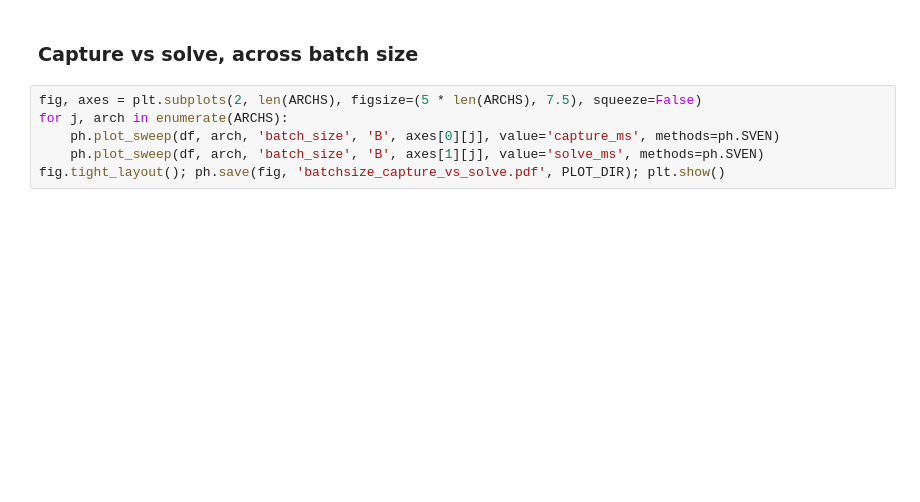
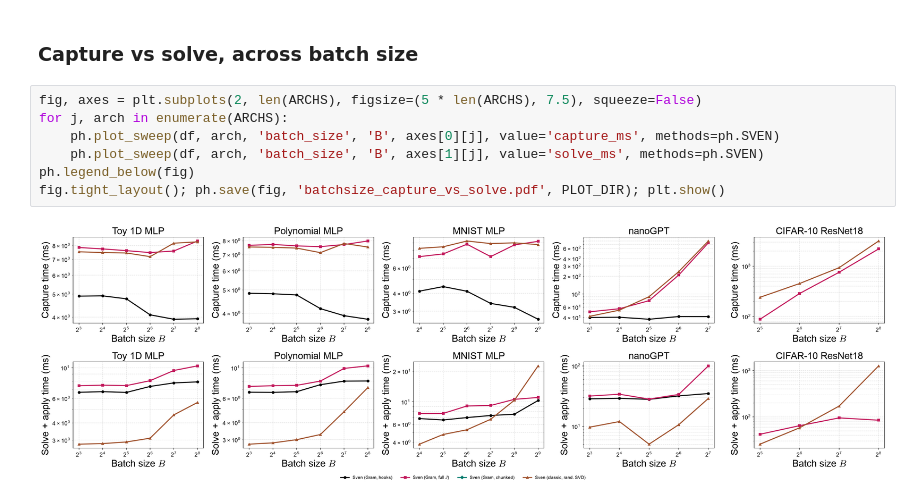
Before and after one commit to sambt/sven-experiments, a Jupyter notebook: analysis/profile_sven_backends.ipynb, the cells around one changed output. Saved outputs shown, nothing was run; the diff lists cells and outputs as text; blank space fills up the shorter version.

```diff
--- a/analysis/profile_sven_backends.ipynb
+++ b/analysis/profile_sven_backends.ipynb
@@ -53,6 +89,9 @@ fig.tight_layout(); ph.save(fig, 'k_sweep_step_time.pdf', PLOT_DIR); plt.show()
 # %%
 fig, axes = plt.subplots(2, len(ARCHS), figsize=(5 * len(ARCHS), 7.5), squeeze=False)
 for j, arch in enumerate(ARCHS):
     ph.plot_sweep(df, arch, 'batch_size', 'B', axes[0][j], value='capture_ms', methods=ph.SVEN)
     ph.plot_sweep(df, arch, 'batch_size', 'B', axes[1][j], value='solve_ms', methods=ph.SVEN)
+ph.legend_below(fig)
 fig.tight_layout(); ph.save(fig, 'batchsize_capture_vs_solve.pdf', PLOT_DIR); plt.show()
+# %% [output]
+[figure, added]
```
Also changed, not shown: parts of 4 cells of this notebook, 26 other files.
